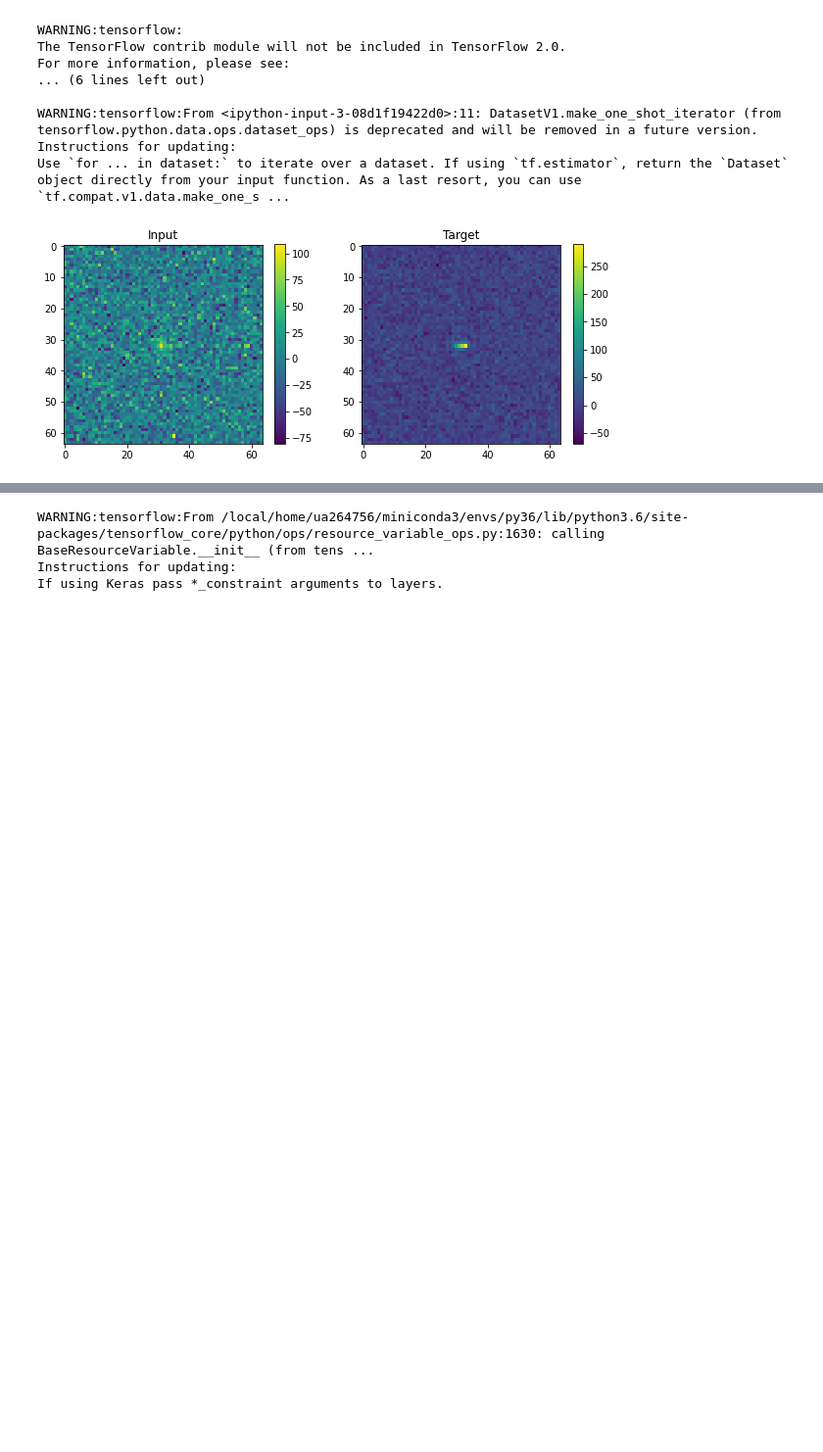
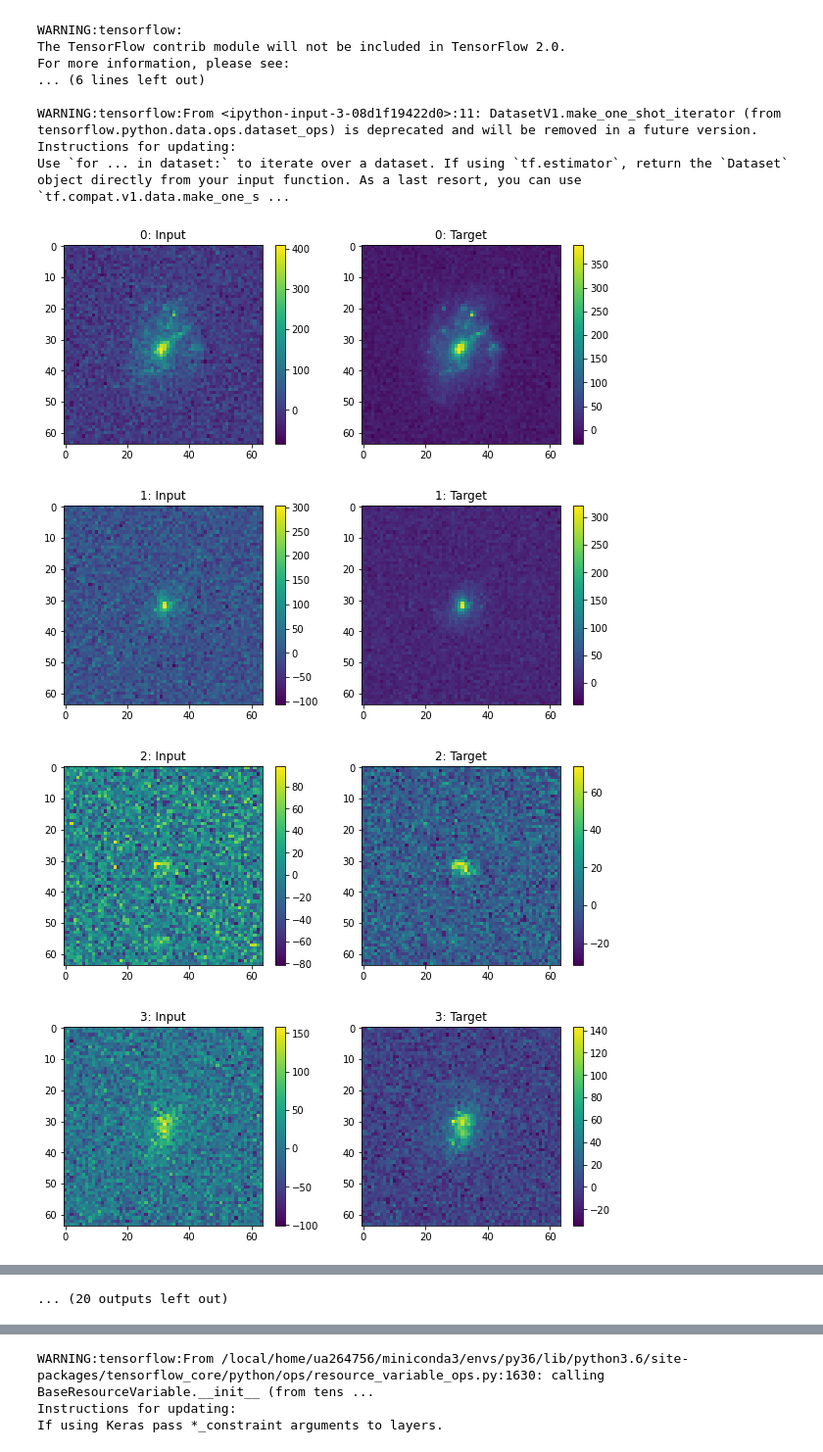
Before and after one commit to utsav-akhaury/PnP-ADMM, a Jupyter notebook: UNet_Denoiser/UNet_train.ipynb, the cells around one changed output, grey strips where cells are left out. Shown at 98% size. Cells and saved outputs as stored; diff of their text form; code cells hidden in the pictures; blank space fills up the shorter version.

```diff
--- a/UNet_Denoiser/UNet_train.ipynb
+++ b/UNet_Denoiser/UNet_train.ipynb
@@ -44,7 +44,7 @@ def pre_proc_unet(dico):
 
     sigma_cfht = sigma_noise
     noise = tf.random_normal(shape=tf.shape(dico['inputs']), mean=0.0, stddev=sigma_cfht, dtype=tf.float32)
-    dico['inputs'] = dico['inputs'] + noise
+    dico['inputs'] = dico['targets'] + noise
 
     return dico['inputs'], dico['targets']
 # %%
@@ -83,17 +83,21 @@ WARNING:tensorflow:From <ipython-input-3-08d1f19422d0>:11: DatasetV1.make_one_sh
 Instructions for updating:
 Use `for ... in dataset:` to iterate over a dataset. If using `tf.estimator`, return the `Dataset` object directly from your input function. As a last resort, you can use `tf.compat.v1.data.make_one_s ...
 # %%
-# Load an image from the batch
-ind = 0
-plt.figure(figsize=(10,10))
-plt.subplot(121)
-plt.imshow(batch[0][ind])
-plt.title('Input')
-plt.colorbar(shrink=0.375)
-plt.subplot(122)
-plt.imshow(batch[1][ind])
-plt.title('Target')
-plt.colorbar(shrink=0.375)
-plt.show()
+# Load images from the batch
+
+for ind in range(n_batch):
+    plt.figure(figsize=(10,10))
+    plt.subplot(121)
+    plt.imshow(batch[0][ind])
+    plt.title('{}: Input'.format(ind))
+    plt.colorbar(shrink=0.3725)
+    plt.subplot(122)
+    plt.imshow(batch[1][ind])
+    plt.title('{}: Target'.format(ind))
+    plt.colorbar(shrink=0.3725)
+    plt.show()
 # %% [output]
-[figure, old version]
+[figure, new version]
+[figure, added]
+[figure, added]
+[figure, added]
@@ -99,0 +112 @@ plt.show()
+... (20 outputs left out)
```
Also changed, not shown: parts of 10 cells of this notebook, 2 other files.
